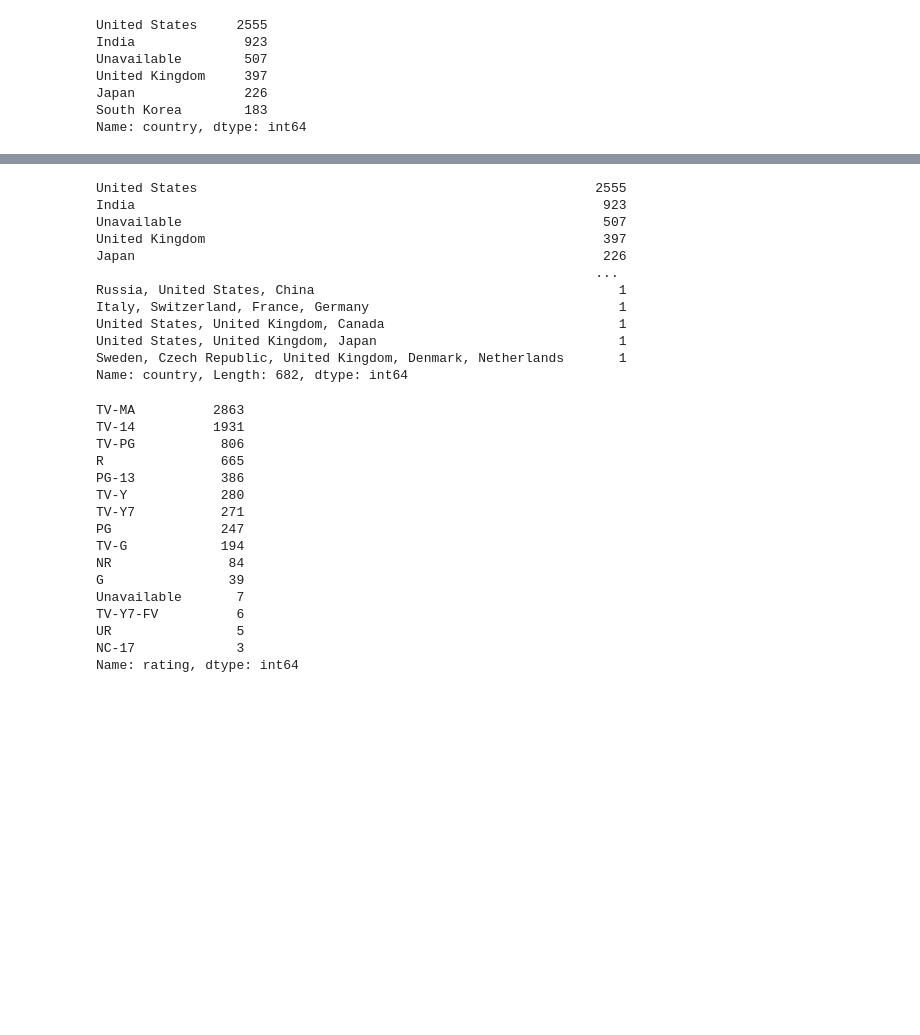
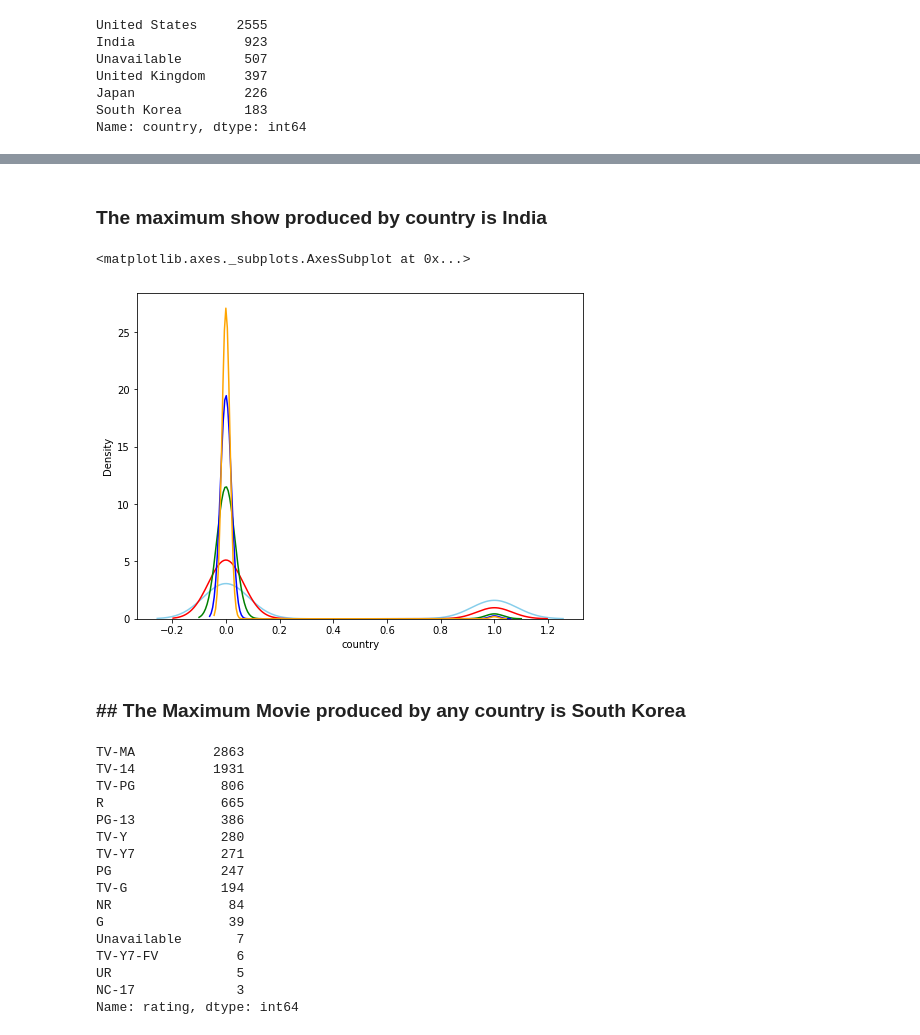
Before and after one commit to spradeepgit/NETFLIX-MOVIES-AND-TV-SHOWS-CLUSTERING, a Jupyter notebook: NETFLIX_MOVIES_AND_TV_SHOWS_CLUSTERING.ipynb, the cells around one changed output, grey strips where cells are left out. Drawn from its saved outputs; the diff is of its cells as text; code cells hidden in the pictures; blank space fills up the shorter version.

```diff
--- a/NETFLIX_MOVIES_AND_TV_SHOWS_CLUSTERING.ipynb
+++ b/NETFLIX_MOVIES_AND_TV_SHOWS_CLUSTERING.ipynb
@@ -435,18 +442,18 @@ sns.distplot(netflix_df[netflix_df['type']=='TV Show']['country']=='South Korea'
-# %%
-netflix_df.country.value_counts()
-# %% [output]
-United States                                                   2555
-India                                                            923
-Unavailable                                                      507
-United Kingdom                                                   397
-Japan                                                            226
-                                                                ...
-Russia, United States, China                                       1
-Italy, Switzerland, France, Germany                                1
-United States, United Kingdom, Canada                              1
-United States, United Kingdom, Japan                               1
-Sweden, Czech Republic, United Kingdom, Denmark, Netherlands       1
-Name: country, Length: 682, dtype: int64
+# %% [markdown]
+### **The maximum show produced by country is India**
+# %%
+# maximum TV Shows produced by country
+plt.figure(figsize=(8,6))
+sns.distplot(netflix_df[netflix_df['type']=='Movie']['country']=='United States',hist=False,color='skyblue')
+sns.distplot(netflix_df[netflix_df['type']=='Movie']['country']=='India',hist=False,color='red')
+sns.distplot(netflix_df[netflix_df['type']=='Movie']['country']=='United Kingdom',hist=False,color='green')
+sns.distplot(netflix_df[netflix_df['type']=='Movie']['country']=='Japan',hist=False,color='blue')
+sns.distplot(netflix_df[netflix_df['type']=='Movie']['country']=='South Korea',hist=False,color='orange')
+# %% [output]
+<matplotlib.axes._subplots.AxesSubplot at 0x...>
+[figure, added]
+# %% [markdown]
+### ## **The Maximum Movie produced by any country is South Korea**
 # %%
 netflix_df.rating.value_counts()
 # %% [output]
```
Also changed, not shown: parts of 10 cells of this notebook.
